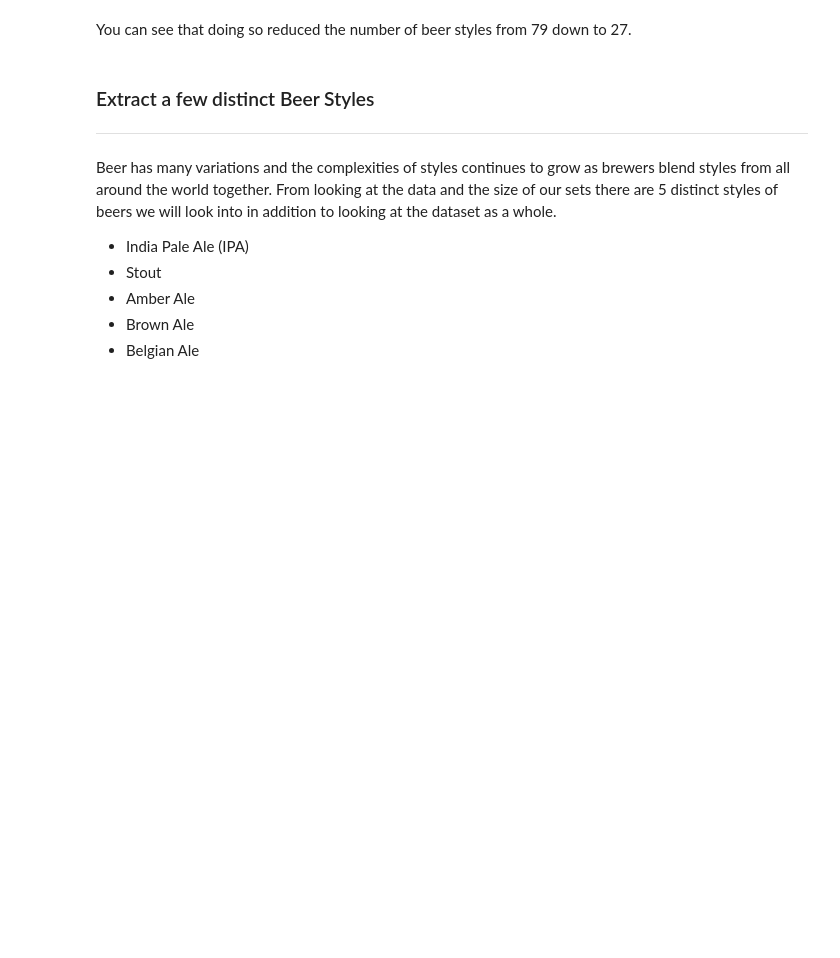
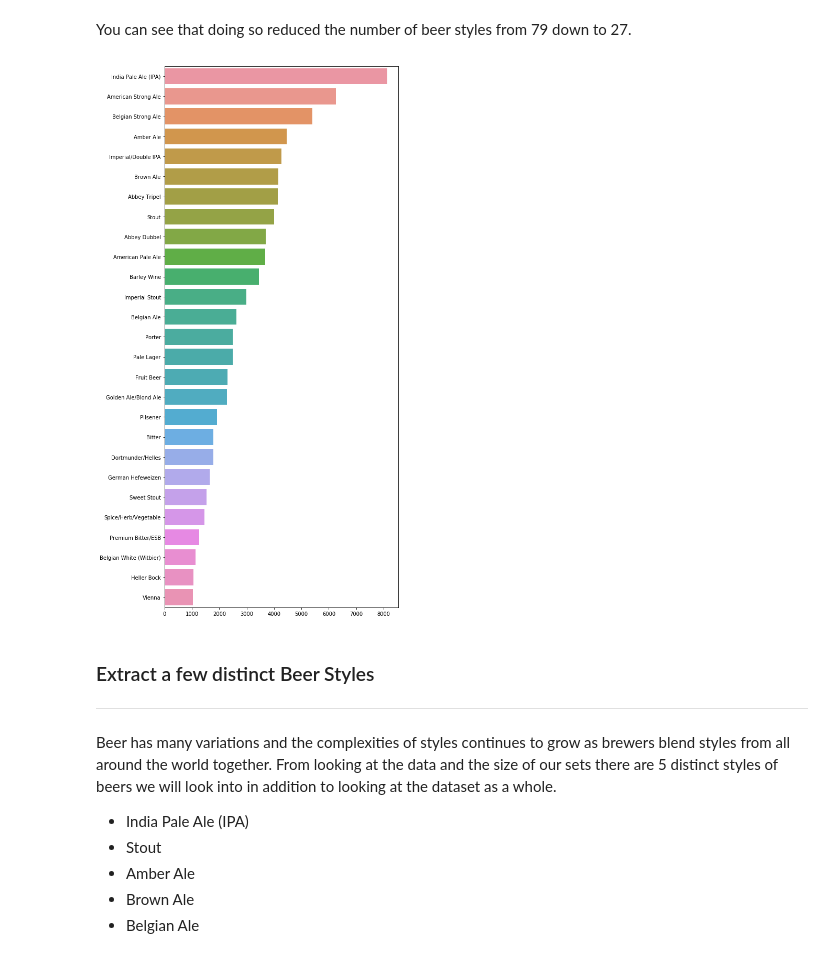
Before and after one commit to sdesaidata/Springboard, a Jupyter notebook: Capstone_Project_I/EDA.ipynb, the cells around one changed output. Cells and saved outputs as stored; diff of their text form; code cells hidden in the pictures; blank space fills up the shorter version.

```diff
--- a/Capstone_Project_I/EDA.ipynb
+++ b/Capstone_Project_I/EDA.ipynb
@@ -157,6 +155,14 @@ Vienna                     1031
 Name: style, dtype: int64
 # %% [markdown]
 You can see that doing so reduced the number of beer styles from 79 down to 27.
+# %%
+style_count = pd.value_counts(beer['style'].values, sort=True)
+
+plt.figure(figsize=(8,19))
+sns.barplot(style_count.values, style_count.index)
+plt.show()
+# %% [output]
+[figure, added]
 # %% [markdown]
 ### Extract a few distinct Beer Styles
 ***
```
Also changed, not shown: parts of 25 cells of this notebook, 15 other files.
